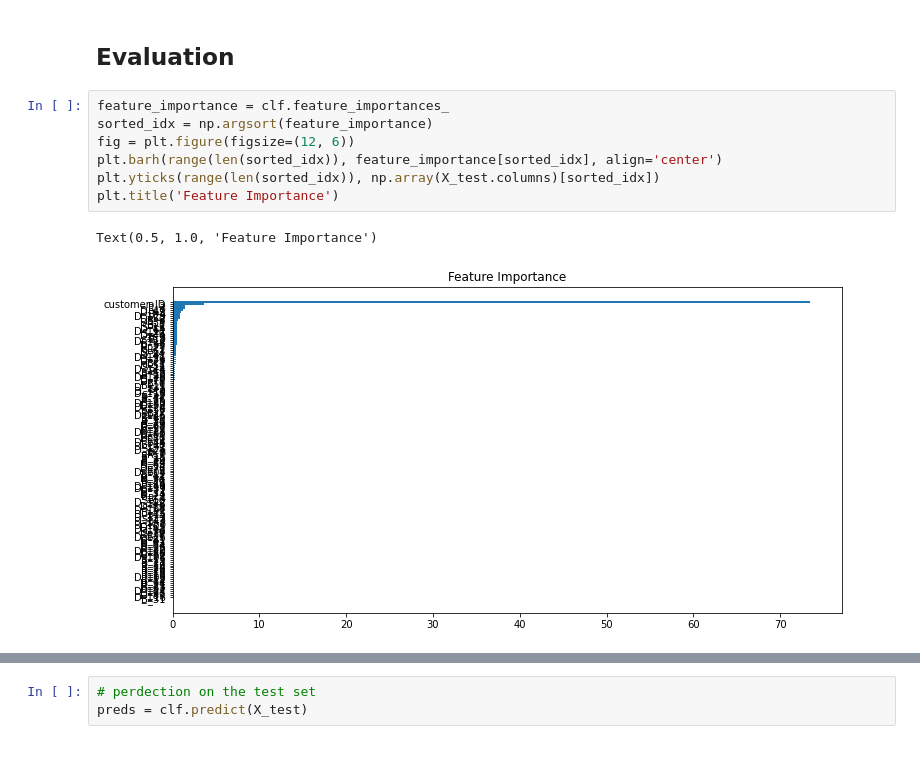
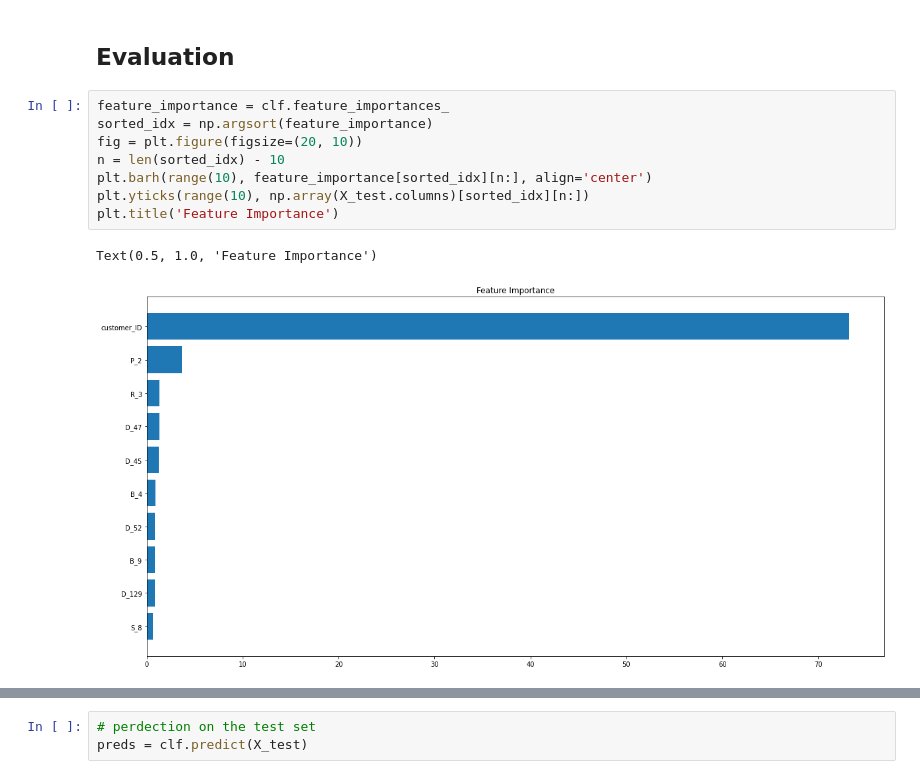
Before and after one commit to Garimagupta85/Default-Prediction, a Jupyter notebook: EDA_Model.ipynb, the cells around one changed output, grey strips where cells are left out. Cells and saved outputs as stored; diff of their text form.

```diff
--- a/EDA_Model.ipynb
+++ b/EDA_Model.ipynb
@@ -439,10 +440,11 @@ Shrink model to first 2883 iterations.
 # %%
 feature_importance = clf.feature_importances_
 sorted_idx = np.argsort(feature_importance)
-fig = plt.figure(figsize=(12, 6))
-plt.barh(range(len(sorted_idx)), feature_importance[sorted_idx], align='center')
-plt.yticks(range(len(sorted_idx)), np.array(X_test.columns)[sorted_idx])
+fig = plt.figure(figsize=(20, 10))
+n = len(sorted_idx) - 10
+plt.barh(range(10), feature_importance[sorted_idx][n:], align='center')
+plt.yticks(range(10), np.array(X_test.columns)[sorted_idx][n:])
 plt.title('Feature Importance')
 # %% [output]
 Text(0.5, 1.0, 'Feature Importance')
-[figure, old version]
+[figure, new version]
```
Also changed, not shown: parts of 5 cells of this notebook.
